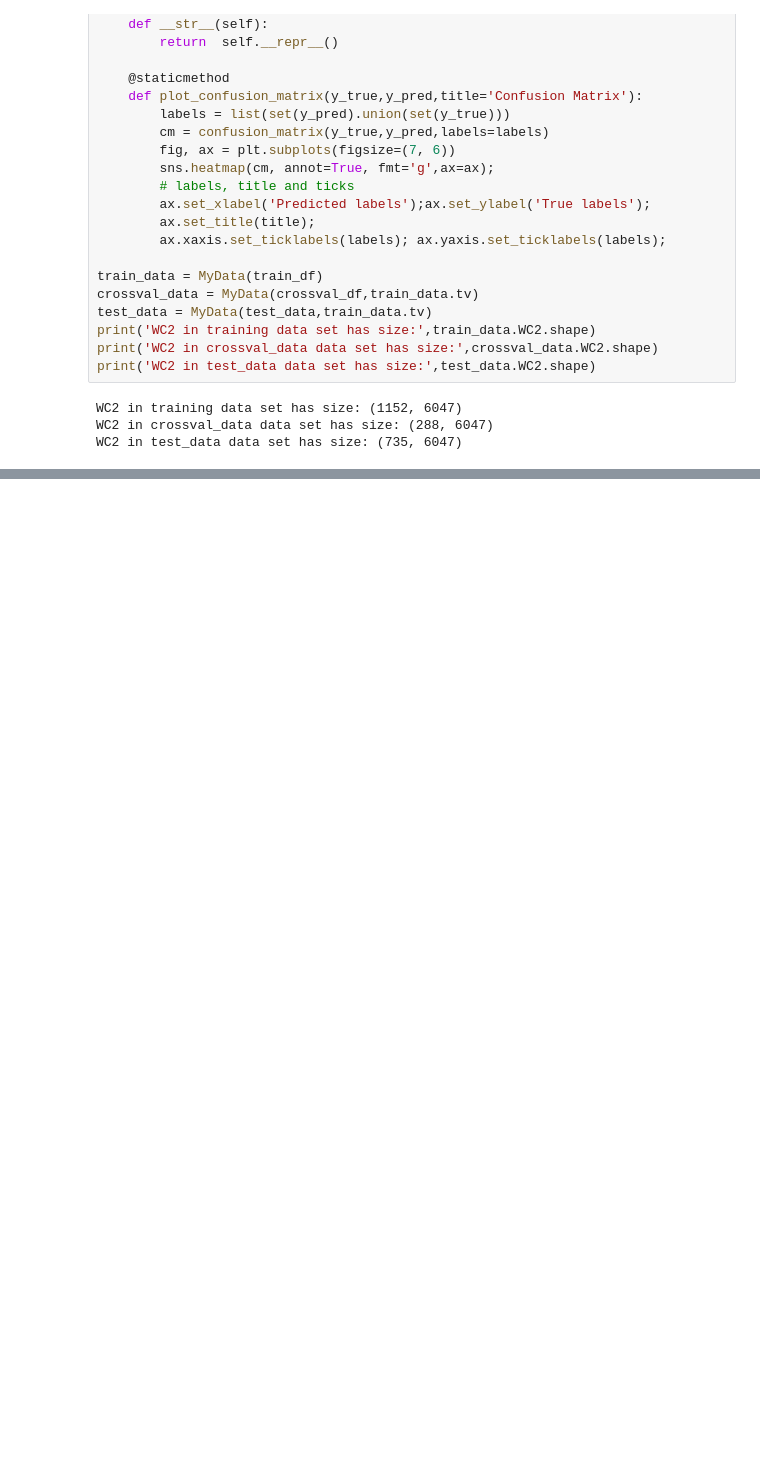
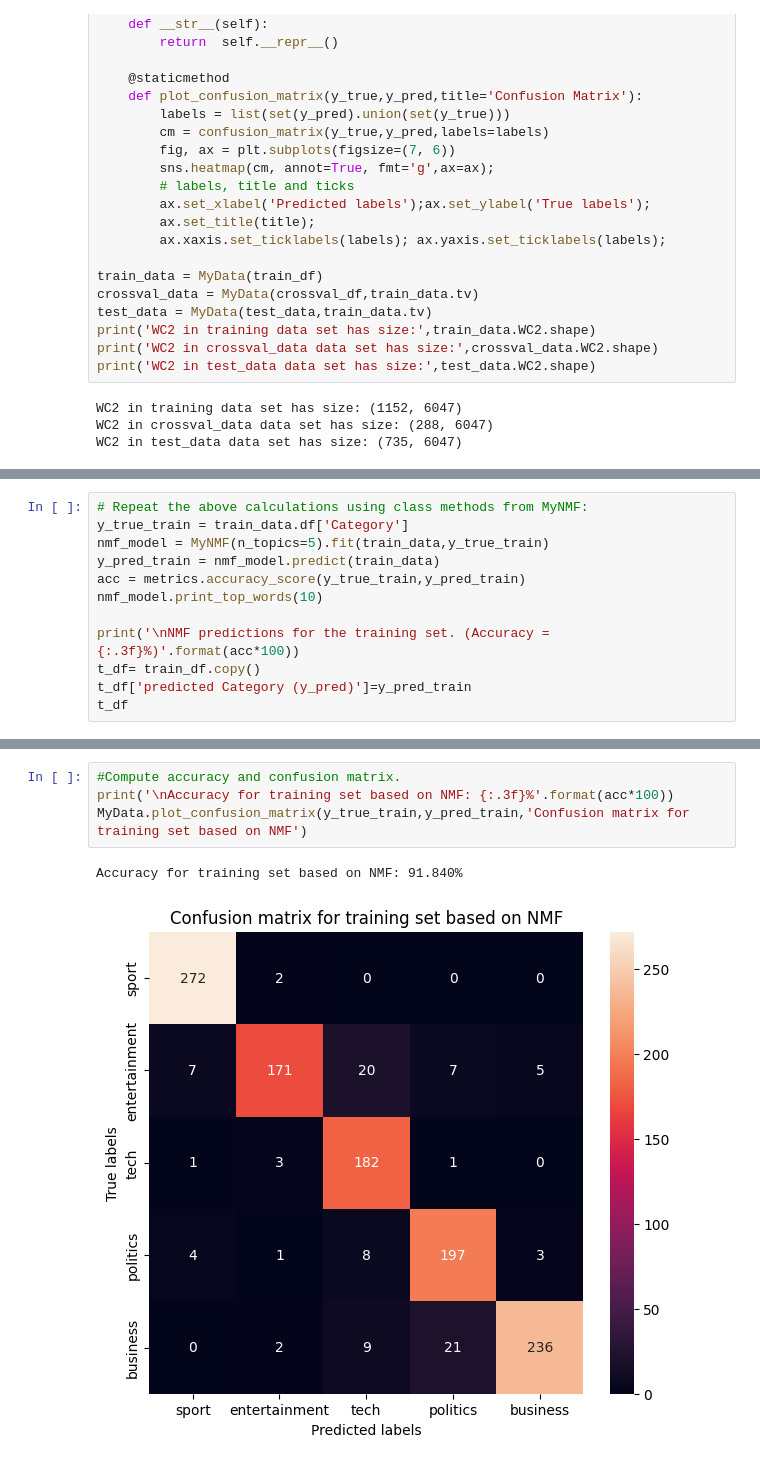
Before and after one commit to yasuomaidana/introduction-to-machine-learning, a Jupyter notebook: Unsupervised Algorithms in Machine Learning/BBC News Classification/BBC text classification.ipynb, the cells around one changed output, grey strips where cells are left out. Drawn from its saved outputs; the diff is of its cells as text; blank space fills up the shorter version.

```diff
--- a/Unsupervised Algorithms in Machine Learning/BBC News Classification/BBC text classification.ipynb
+++ b/Unsupervised Algorithms in Machine Learning/BBC News Classification/BBC text classification.ipynb
@@ -818,0 +1070,12 @@ WC2 in test_data data set has size: (735, 6047)
+# %%
+# Repeat the above calculations using class methods from MyNMF:
+y_true_train = train_data.df['Category']
+nmf_model = MyNMF(n_topics=5).fit(train_data,y_true_train)
+y_pred_train = nmf_model.predict(train_data)
+acc = metrics.accuracy_score(y_true_train,y_pred_train)
+nmf_model.print_top_words(10)
+
+print('\nNMF predictions for the training set. (Accuracy = {:.3f}%)'.format(acc*100))
+t_df= train_df.copy()
+t_df['predicted Category (y_pred)']=y_pred_train
+t_df
@@ -818,0 +1104,7 @@ WC2 in test_data data set has size: (735, 6047)
+# %%
+#Compute accuracy and confusion matrix.
+print('\nAccuracy for training set based on NMF: {:.3f}%'.format(acc*100))
+MyData.plot_confusion_matrix(y_true_train,y_pred_train,'Confusion matrix for training set based on NMF')
+# %% [output]
+Accuracy for training set based on NMF: 91.840%
+[figure, added]
```
Also changed, not shown: parts of 12 cells of this notebook.
